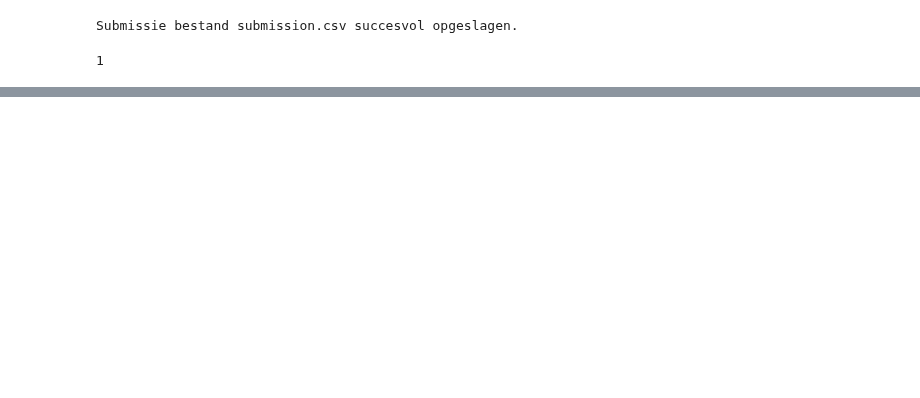
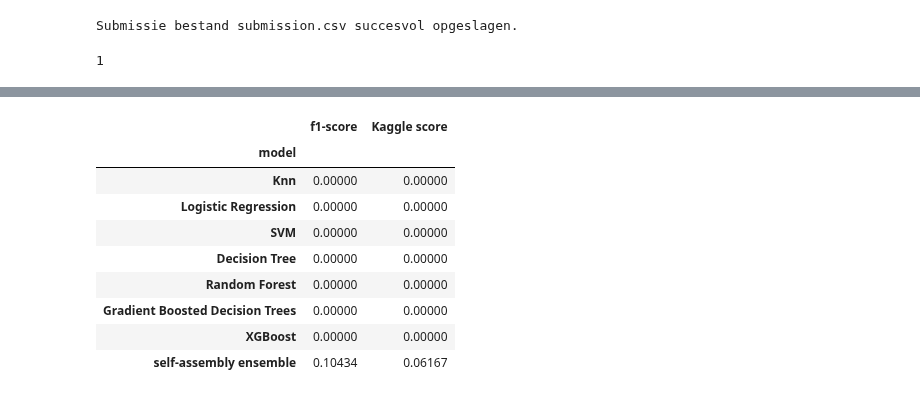
Before and after one commit to Tijnwy/MachineLearning, a Jupyter notebook: Untitled1 (1).ipynb, the cells around one changed output, grey strips where cells are left out. Saved outputs shown, nothing was run; the diff lists cells and outputs as text; code cells hidden in the pictures; blank space fills up the shorter version.

Commit message:
tabel opzet voor scores

```diff
--- a/Untitled1 (1).ipynb
+++ b/Untitled1 (1).ipynb
@@ -479,0 +480,19 @@ y_pred.sum()
+# %%
+model_scores = pd.DataFrame({'model': ['Knn', 'Logistic Regression', 'SVM', 'Decision Tree', 'Random Forest', 'Gradient Boosted Decision Trees', 'XGBoost', 'self-assembly ensemble', ],
+                             'f1-score': [0,           0,              0,         0,                0,                     0,                        0,           0.10434],
+                             'Kaggle score': [0,       0,              0,         0,                0,                     0,                        0,           0.06167]
+                            }).set_index('model')
+
+
+model_scores
+# %% [output]
+|  | f1-score | Kaggle score |
+| model |  |  |
+| Knn | 0.00000 | 0.00000 |
+| Logistic Regression | 0.00000 | 0.00000 |
+| SVM | 0.00000 | 0.00000 |
+| Decision Tree | 0.00000 | 0.00000 |
+| Random Forest | 0.00000 | 0.00000 |
+| Gradient Boosted Decision Trees | 0.00000 | 0.00000 |
+| XGBoost | 0.00000 | 0.00000 |
+| self-assembly ensemble | 0.10434 | 0.06167 |
```
Also changed, not shown: parts of 4 cells of this notebook, 1 other file.
